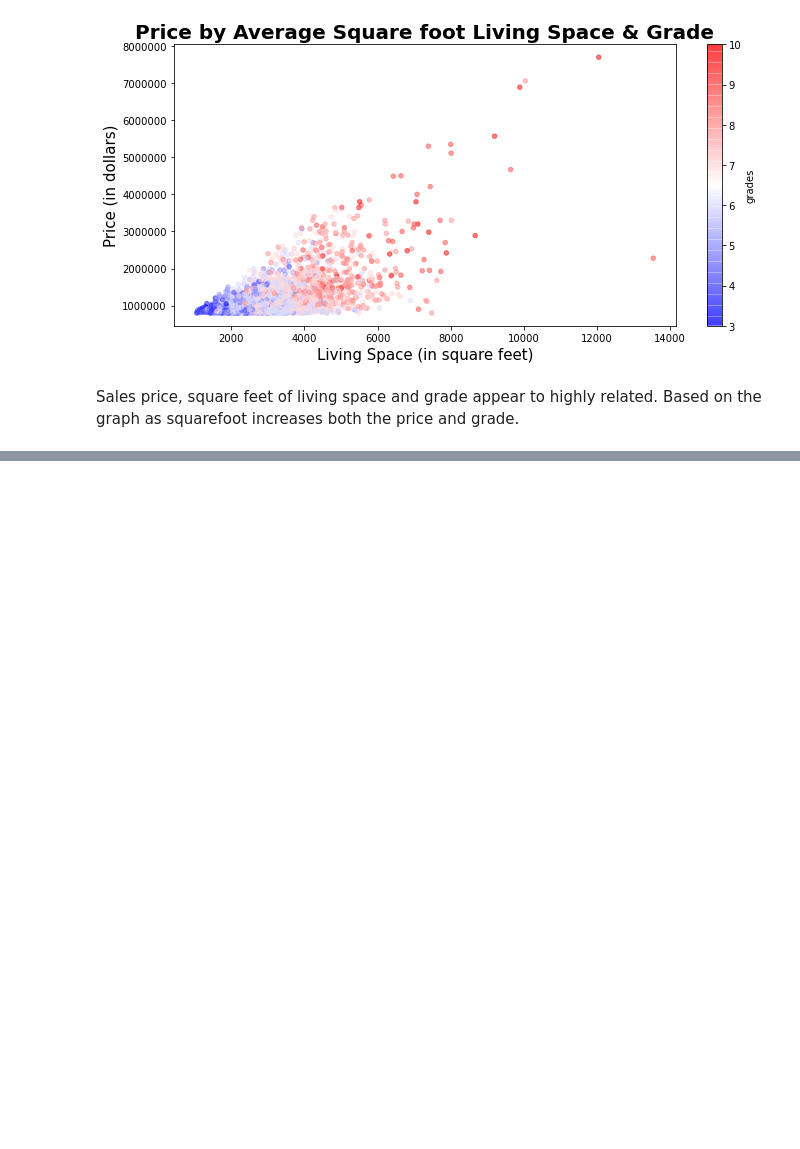
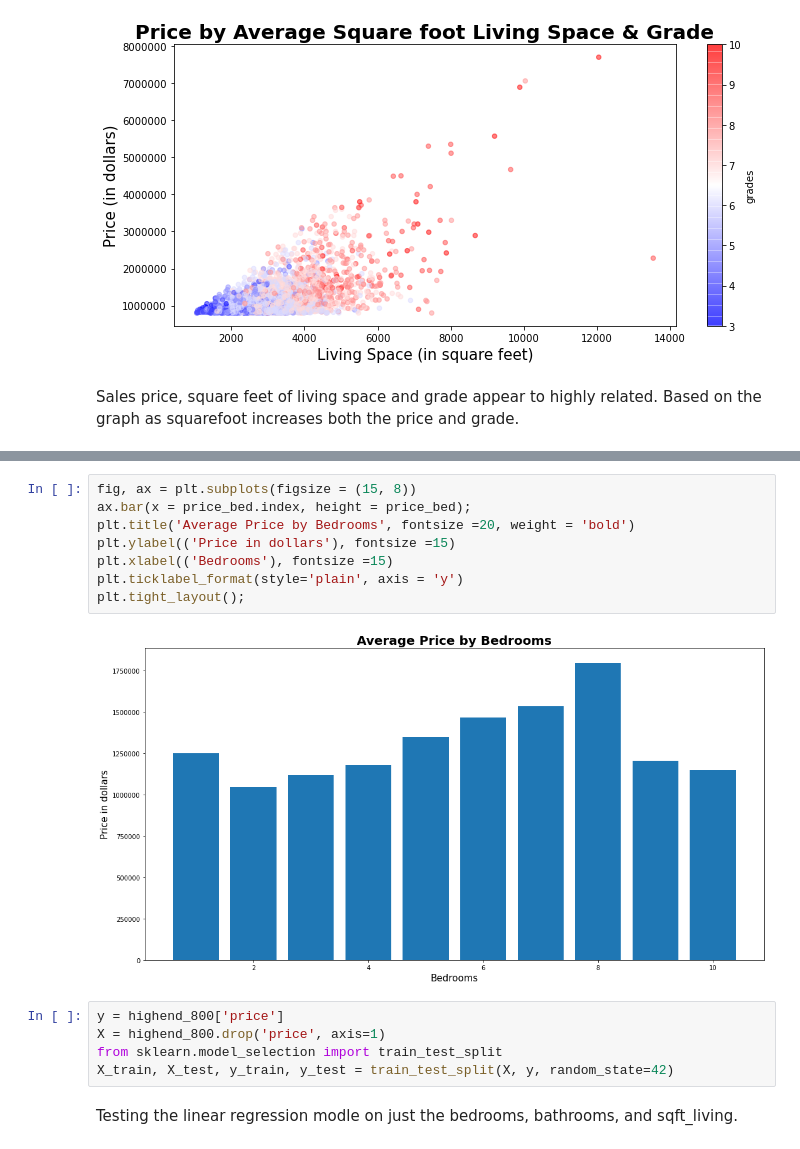
Before and after one commit to mattrubic/dsc-phase-2-project-v2-3, a Jupyter notebook: High Value Variables.ipynb, the cells around one changed output, grey strips where cells are left out. Saved outputs shown, nothing was run; the diff lists cells and outputs as text; blank space fills up the shorter version.

```diff
--- a/High Value Variables.ipynb
+++ b/High Value Variables.ipynb
@@ -468,0 +504,17 @@ Sales price, square feet of living space and grade appear to highly related. Bas
+# %%
+fig, ax = plt.subplots(figsize = (15, 8))
+ax.bar(x = price_bed.index, height = price_bed);
+plt.title('Average Price by Bedrooms', fontsize =20, weight = 'bold')
+plt.ylabel(('Price in dollars'), fontsize =15)
+plt.xlabel(('Bedrooms'), fontsize =15)
+plt.ticklabel_format(style='plain', axis = 'y')
+plt.tight_layout();
+# %% [output]
+[figure, added]
+# %%
+y = highend_800['price']
+X = highend_800.drop('price', axis=1)
+from sklearn.model_selection import train_test_split
+X_train, X_test, y_train, y_test = train_test_split(X, y, random_state=42)
+# %% [markdown]
+Testing the linear regression modle on just the bedrooms, bathrooms, and sqft_living.
```
Also changed, not shown: parts of 26 cells of this notebook, 1 other file.
